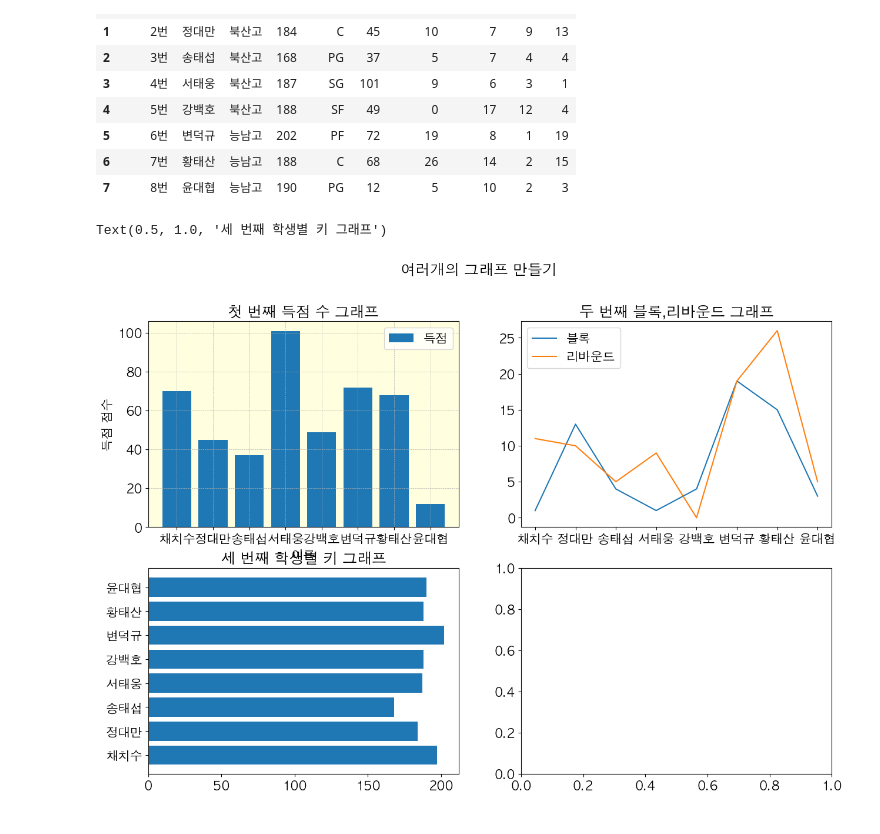
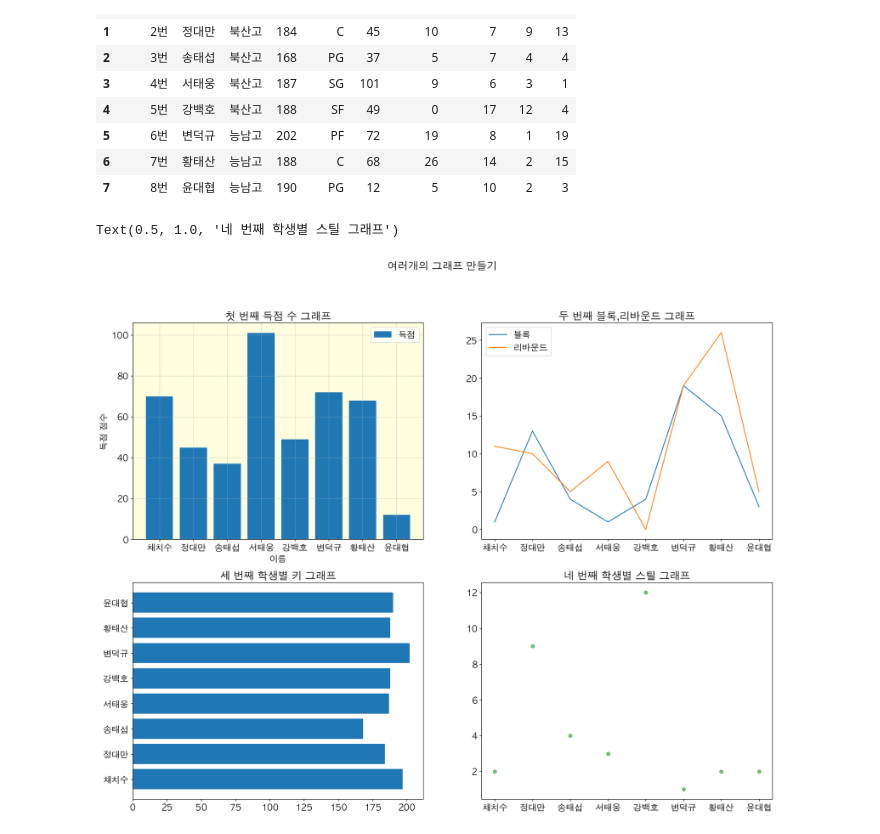
Before and after one commit to songwookun/PythonPandas, a Jupyter notebook: Matplotlib/16.MultipleGraphs.ipynb, the cells around one changed output. Drawn from its saved outputs; the diff is of its cells as text; code cells hidden in the pictures.

```diff
--- a/Matplotlib/16.MultipleGraphs.ipynb
+++ b/Matplotlib/16.MultipleGraphs.ipynb
@@ -24,29 +24,30 @@ df
 | 6 | 7번 | 황태산 | 능남고 | 188 | C | 68 | 26 | 14 | 2 | 15 |
 | 7 | 8번 | 윤대협 | 능남고 | 190 | PG | 12 | 5 | 10 | 2 | 3 |
 # %%
-fig, axs = plt.subplots(2, 2, figsize=(15, 10)) # 2 X 2에 해당하는 plot 들을 생성
+fig, axs = plt.subplots(2, 2, figsize=(20, 15)) # 2 X 2에 해당하는 plot 들을 생성
 fig.suptitle('여러개의 그래프 만들기')
 
 # 첫 번째 그래프
 axs[0,0].bar(df['이름'], df['득점'], label='득점') # 데이터 설정
 axs[0,0].set_title('첫 번째 득점 수 그래프') # 제목
 axs[0,0].legend() # 범례
 axs[0,0].set(xlabel='이름', ylabel='득점 점수') # x, y축 label
 axs[0,0].set_facecolor('lightyellow') # 전면 색
 axs[0,0].grid(linestyle='--', linewidth=0.5)
 
 # 두 번째 그래프
 axs[0,1].plot(df['이름'], df['블록'], label='블록')
 axs[0,1].set_title('두 번째 블록,리바운드 그래프')
 axs[0,1].plot(df['이름'], df['리바운드'], label='리바운드')
 axs[0,1].legend()
 
 # 세 번째 그래프
 axs[1, 0].barh(df['이름'], df['키'])
 axs[1,0].set_title('세 번째 학생별 키 그래프')
 
 # 네 번째 그래프
-axs[1, 1].plot
+axs[1, 1].scatter(df['이름'], df['스틸'], color = 'green', alpha = 0.5)
+axs[1,1].set_title('네 번째 학생별 스틸 그래프')
 # %% [output]
-Text(0.5, 1.0, '세 번째 학생별 키 그래프')
+Text(0.5, 1.0, '네 번째 학생별 스틸 그래프')
-[figure, old version]
+[figure, new version]
```
